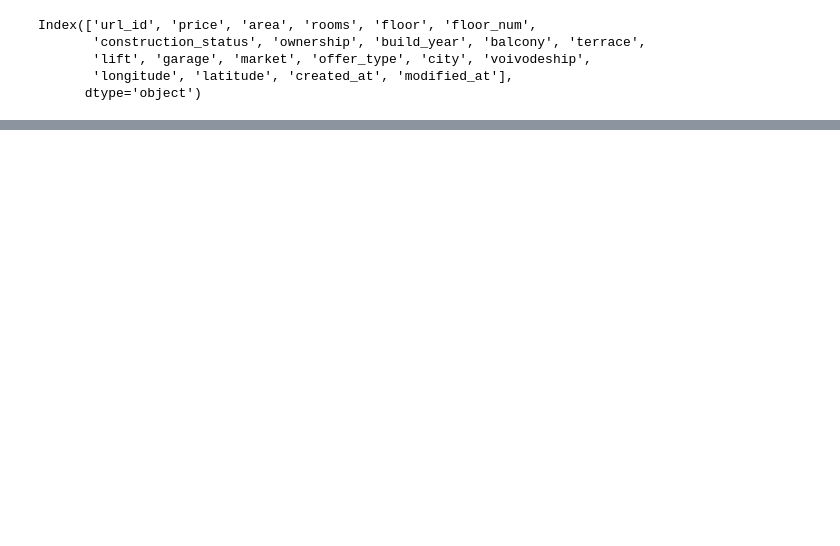
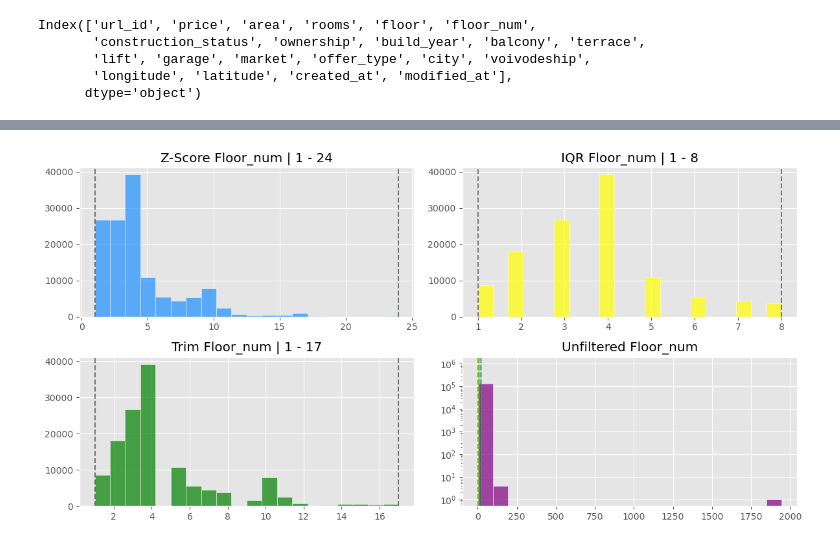
Before and after one commit to milonpabis/price-predictor-poland2024, a Jupyter notebook: notebooks/outliers-detection.ipynb, the cells around one changed output, grey strips where cells are left out. Saved outputs shown, nothing was run; the diff lists cells and outputs as text; code cells hidden in the pictures; blank space fills up the shorter version.

```diff
--- a/notebooks/outliers-detection.ipynb
+++ b/notebooks/outliers-detection.ipynb
@@ -151,0 +192,5 @@ df["price"].quantile(0.99)
+# %%
+plot_outlier_methods(df, "floor_num")
+plt.show()
+# %% [output]
+[figure, added]
```
Also changed, not shown: parts of 13 cells of this notebook.
